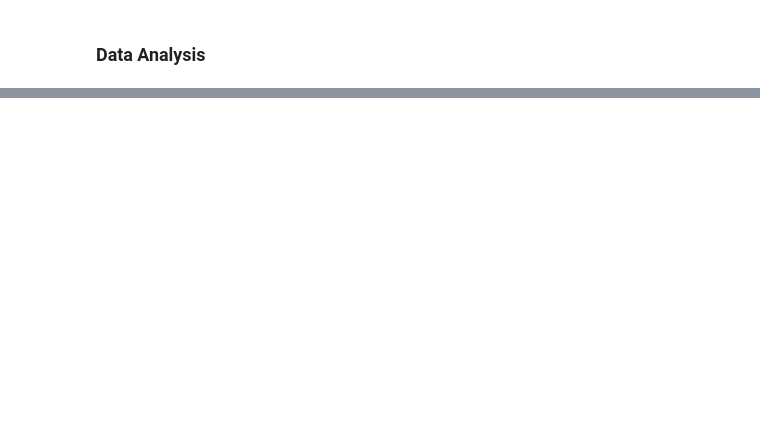
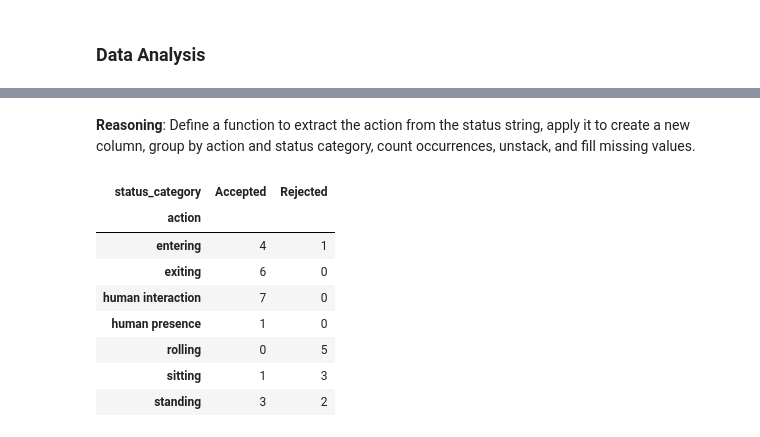
Before and after one commit to Pubudu-98/Colab, a Jupyter notebook: Atlas_lab_data_labeled_samples_EDA.ipynb, the cells around one changed output, grey strips where cells are left out. Saved outputs shown, nothing was run; the diff lists cells and outputs as text; code cells hidden in the pictures; blank space fills up the shorter version.

```diff
--- a/Atlas_lab_data_labeled_samples_EDA.ipynb
+++ b/Atlas_lab_data_labeled_samples_EDA.ipynb
@@ -57,28 +116,0 @@ plt.show()
-# %%
-import matplotlib.pyplot as plt
-import seaborn as sns
-
-# Extract the action category from the 'Status' column
-# This is a simplified approach, adjust the regex if needed for variations in your data
-df['Action'] = df['Status'].str.extract(r'\d+\.\s*(.*?)\s*-')
-
-# Filter out rows where Action could not be extracted or is not relevant
-df_filtered = df.dropna(subset=['Action'])
-df_filtered = df_filtered[~df_filtered['Action'].str.contains('Prod V2 Verifications', na=False)]
-
-# Create a crosstab to count Accepted/Rejected for each Action
-action_category_counts = pd.crosstab(df_filtered['Action'], df_filtered['Category'])
-
-# Plotting the grouped bar chart
-ax = action_category_counts[['Accepted', 'Rejected']].plot(kind='bar', figsize=(12, 7))
-plt.title('Accepted and Rejected Labels by Action Category')
-plt.xlabel('Action Category')
-plt.ylabel('Count')
-plt.xticks(rotation=45, ha='right')
-plt.tight_layout()
-
-# Add counts on top of the bars
-for container in ax.containers:
-    ax.bar_label(container, label_type='edge')
-
-plt.show()
@@ -194,0 +122,26 @@ dtype: int64
+# %% [markdown]
+**Reasoning**:
+Define a function to extract the action from the status string, apply it to create a new column, group by action and status category, count occurrences, unstack, and fill missing values.
+# %%
+import re
+
+def extract_action(status):
+    match = re.search(r'\d+\.\s*(.*?)\s*-', status)
+    if match:
+        return match.group(1).strip()
+    return None
+
+df['action'] = df['status'].apply(extract_action)
+
+action_analysis = df.groupby(['action', 'status_category']).size().unstack(fill_value=0)
+display(action_analysis)
+# %% [output]
+| status_category | Accepted | Rejected |
+| action |  |  |
+| entering | 4 | 1 |
+| exiting | 6 | 0 |
+| human interaction | 7 | 0 |
+| human presence | 1 | 0 |
+| rolling | 0 | 5 |
+| sitting | 1 | 3 |
+| standing | 3 | 2 |
```
Also changed, not shown: parts of 29 cells of this notebook.
